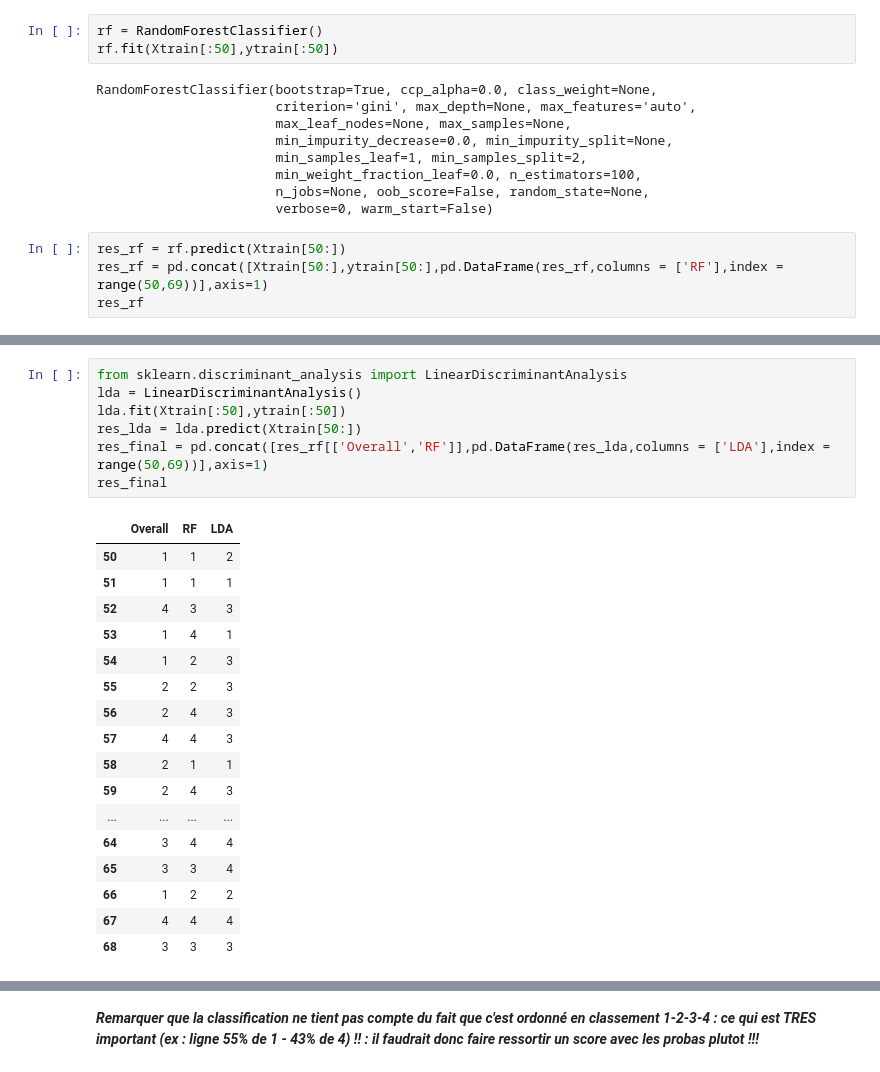
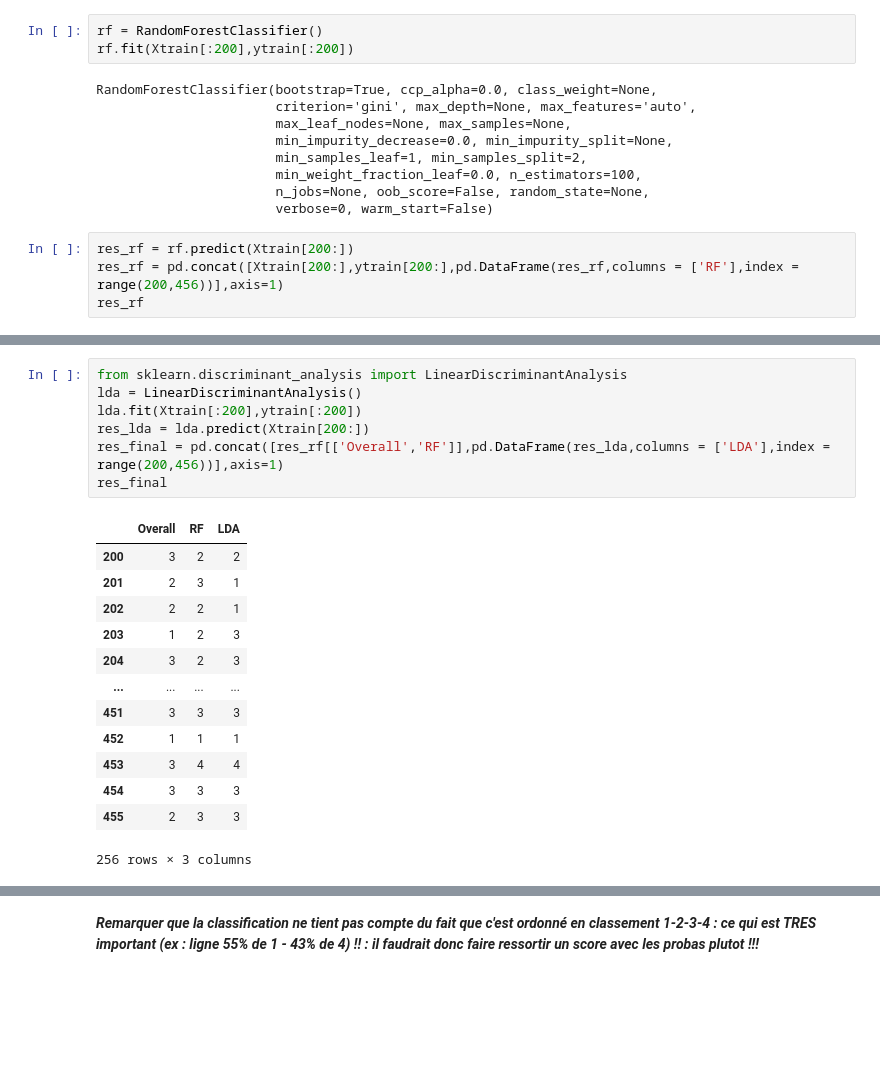
Before and after one commit to sebastiendufour1972/BL.Research-at-SemEval-2022-Task-8, a Jupyter notebook: turkish/Finalisation_programme_turc.ipynb, the cells around one changed output, grey strips where cells are left out. Cells and saved outputs as stored; diff of their text form; blank space fills up the shorter version.

```diff
--- a/turkish/Finalisation_programme_turc.ipynb
+++ b/turkish/Finalisation_programme_turc.ipynb
@@ -818,7 +979,7 @@ Xtrain = essai_classif[predicteurs].reset_index(drop=True)
 ytrain = essai_classif['Overall'].reset_index(drop=True)
 # %%
 rf = RandomForestClassifier()
-rf.fit(Xtrain[:50],ytrain[:50])
+rf.fit(Xtrain[:200],ytrain[:200])
 # %% [output]
 RandomForestClassifier(bootstrap=True, ccp_alpha=0.0, class_weight=None,
                        criterion='gini', max_depth=None, max_features='auto',
@@ -829,8 +990,8 @@ RandomForestClassifier(bootstrap=True, ccp_alpha=0.0, class_weight=None,
                        n_jobs=None, oob_score=False, random_state=None,
                        verbose=0, warm_start=False)
 # %%
-res_rf = rf.predict(Xtrain[50:])
-res_rf = pd.concat([Xtrain[50:],ytrain[50:],pd.DataFrame(res_rf,columns = ['RF'],index = range(50,69))],axis=1)
+res_rf = rf.predict(Xtrain[200:])
+res_rf = pd.concat([Xtrain[200:],ytrain[200:],pd.DataFrame(res_rf,columns = ['RF'],index = range(200,456))],axis=1)
 res_rf
 # %% [output]
 |  | nb_entites_idem | nb_lieux_idem | nb_dates_idem | score_similarite_titres | score_similarite_resume1 | ... |
@@ -885,28 +1042,24 @@ plt.show()
 # %%
 from sklearn.discriminant_analysis import LinearDiscriminantAnalysis
 lda = LinearDiscriminantAnalysis()
-lda.fit(Xtrain[:50],ytrain[:50])
-res_lda = lda.predict(Xtrain[50:])
-res_final = pd.concat([res_rf[['Overall','RF']],pd.DataFrame(res_lda,columns = ['LDA'],index = range(50,69))],axis=1)
+lda.fit(Xtrain[:200],ytrain[:200])
+res_lda = lda.predict(Xtrain[200:])
+res_final = pd.concat([res_rf[['Overall','RF']],pd.DataFrame(res_lda,columns = ['LDA'],index = range(200,456))],axis=1)
 res_final
 # %% [output]
 |  | Overall | RF | LDA |
-| 50 | 1 | 1 | 2 |
-| 51 | 1 | 1 | 1 |
-| 52 | 4 | 3 | 3 |
-| 53 | 1 | 4 | 1 |
-| 54 | 1 | 2 | 3 |
-| 55 | 2 | 2 | 3 |
-| 56 | 2 | 4 | 3 |
-| 57 | 4 | 4 | 3 |
-| 58 | 2 | 1 | 1 |
-| 59 | 2 | 4 | 3 |
+| 200 | 3 | 2 | 2 |
+| 201 | 2 | 3 | 1 |
+| 202 | 2 | 2 | 1 |
+| 203 | 1 | 2 | 3 |
+| 204 | 3 | 2 | 3 |
 | ... | ... | ... | ... |
-| 64 | 3 | 4 | 4 |
-| 65 | 3 | 3 | 4 |
-| 66 | 1 | 2 | 2 |
-| 67 | 4 | 4 | 4 |
-| 68 | 3 | 3 | 3 |
+| 451 | 3 | 3 | 3 |
+| 452 | 1 | 1 | 1 |
+| 453 | 3 | 4 | 4 |
+| 454 | 3 | 3 | 3 |
+| 455 | 2 | 3 | 3 |
+256 rows × 3 columns
 # %%
 from numpy import around
 import numpy
```
Also changed, not shown: parts of 55 cells of this notebook.
